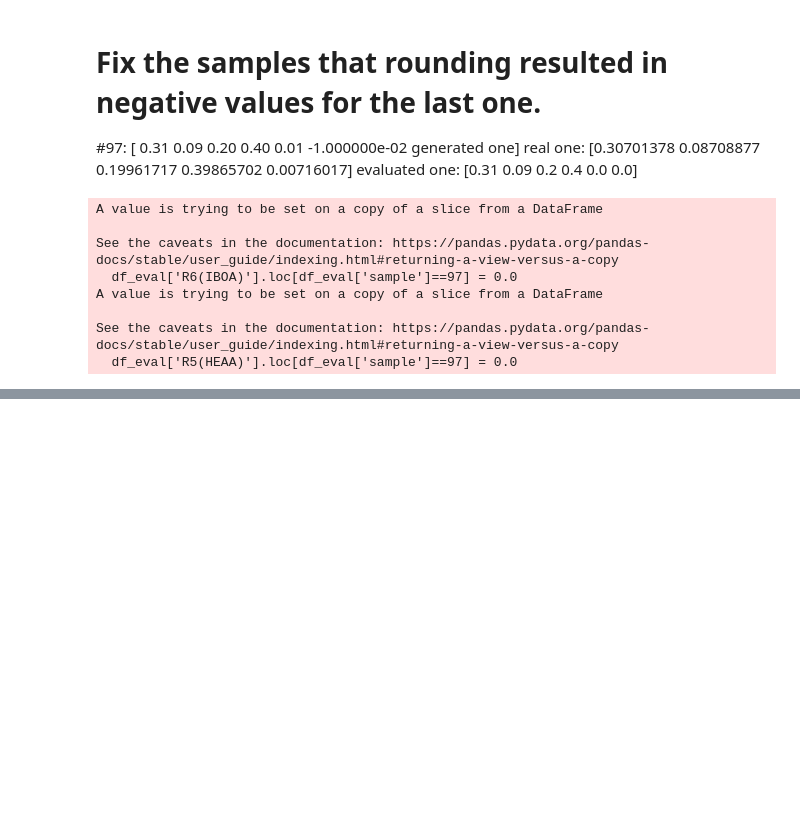
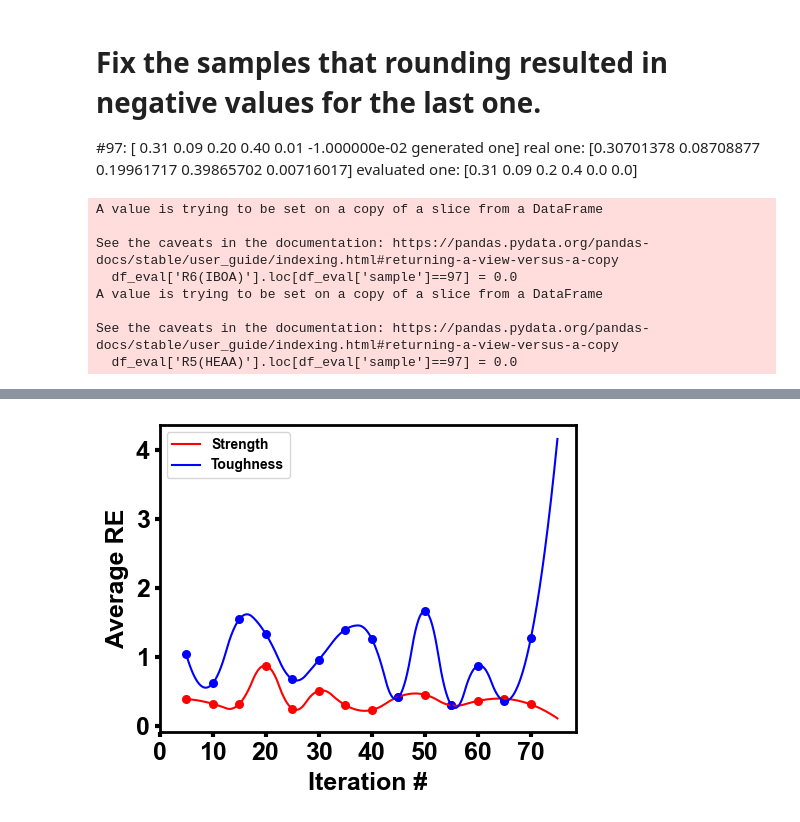
Before and after one commit to sattarik/3Dprinting_MOBO_postprocessin, a Jupyter notebook: Plotting_evalVSinit.ipynb, the cells around one changed output, grey strips where cells are left out. Saved outputs shown, nothing was run; the diff lists cells and outputs as text; code cells hidden in the pictures; blank space fills up the shorter version.

```diff
--- a/Plotting_evalVSinit.ipynb
+++ b/Plotting_evalVSinit.ipynb
@@ -392,0 +517,41 @@ df
+# %%
+errors_strength_ = errors_strength0.copy()
+errors_toughness_ = errors_toughness0.copy()
+errors_strength = np.array(errors_strength0).reshape(len(Y_eval),1)
+errors_toughness = np.array(errors_toughness0).reshape(len(Y_eval),1)
+
+# calculates the average over every n evaluation
+n = 5
+iters = list(np.arange(0, len(Y_eval), n))
+avgerrors_strength = np.average(errors_strength.reshape(-1, n), axis=1)
+#avgerrors_strength[8] = 0.4
+avgerrors_toughness = np.average(errors_toughness.reshape(-1, n), axis=1)
+
+new_iters = np.arange(0, 70.1, 0.1)
+gfg_str = make_interp_spline(iters, avgerrors_strength, k=2)
+gfg_tough = make_interp_spline(iters, avgerrors_toughness, k=2)
+
+
+strength_new = gfg_str(new_iters)
+toughness_new = gfg_tough(new_iters)
+
+fig, ax = plt.subplots(figsize=(5, 4))
+plt.scatter (list(np.arange(0, len(Y_eval), n) + n),
+          avgerrors_strength, s=30, color='red')
+plt.scatter (list(np.arange(0, len(Y_eval), n) + n),
+          avgerrors_toughness, s=30, color='blue')
+
+plt.plot(new_iters + n, strength_new, color='red', label='Strength')
+plt.plot(new_iters + n, toughness_new, color='blue', label='Toughness')
+plt.legend()
+ax.set_xlabel('Iteration #', fontsize='18', fontname='Arial', fontweight='bold', labelpad=5)
+ax.set_ylabel('Average RE', fontsize='18', fontname='Arial', fontweight='bold', labelpad=5)
+
+ax.tick_params(direction='out', length=3.5, width=3, colors='black',
+               grid_alpha=1, labelsize='18')
+[i.set_linewidth(2) for i in ax.spines.values()]
+plt.xticks((np.arange(0, 71, 10)))
+plt.tight_layout()
+plt.savefig('AverageRE_.png', dpi=500)
+# %% [output]
+[figure, added]
```
Also changed, not shown: parts of 32 cells of this notebook, 16 other files.
